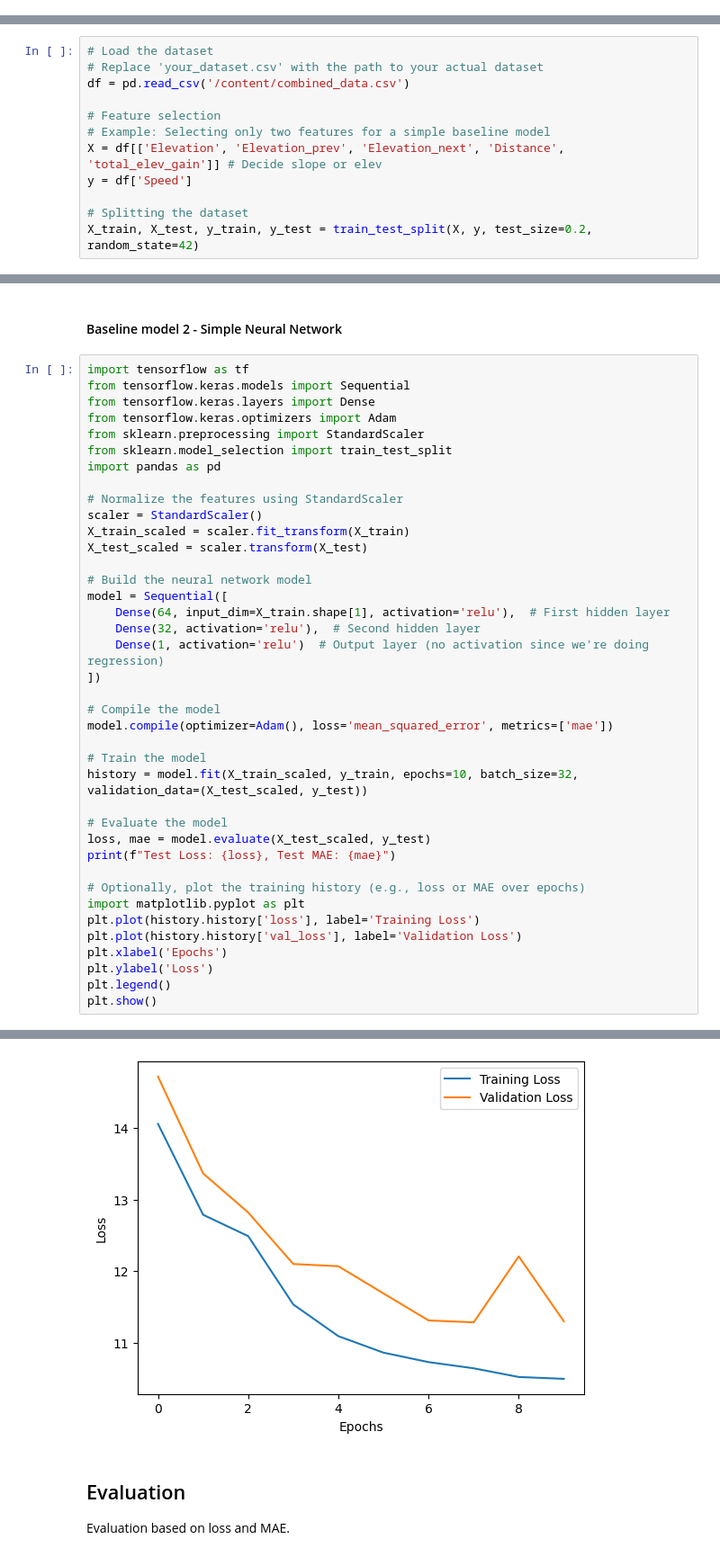
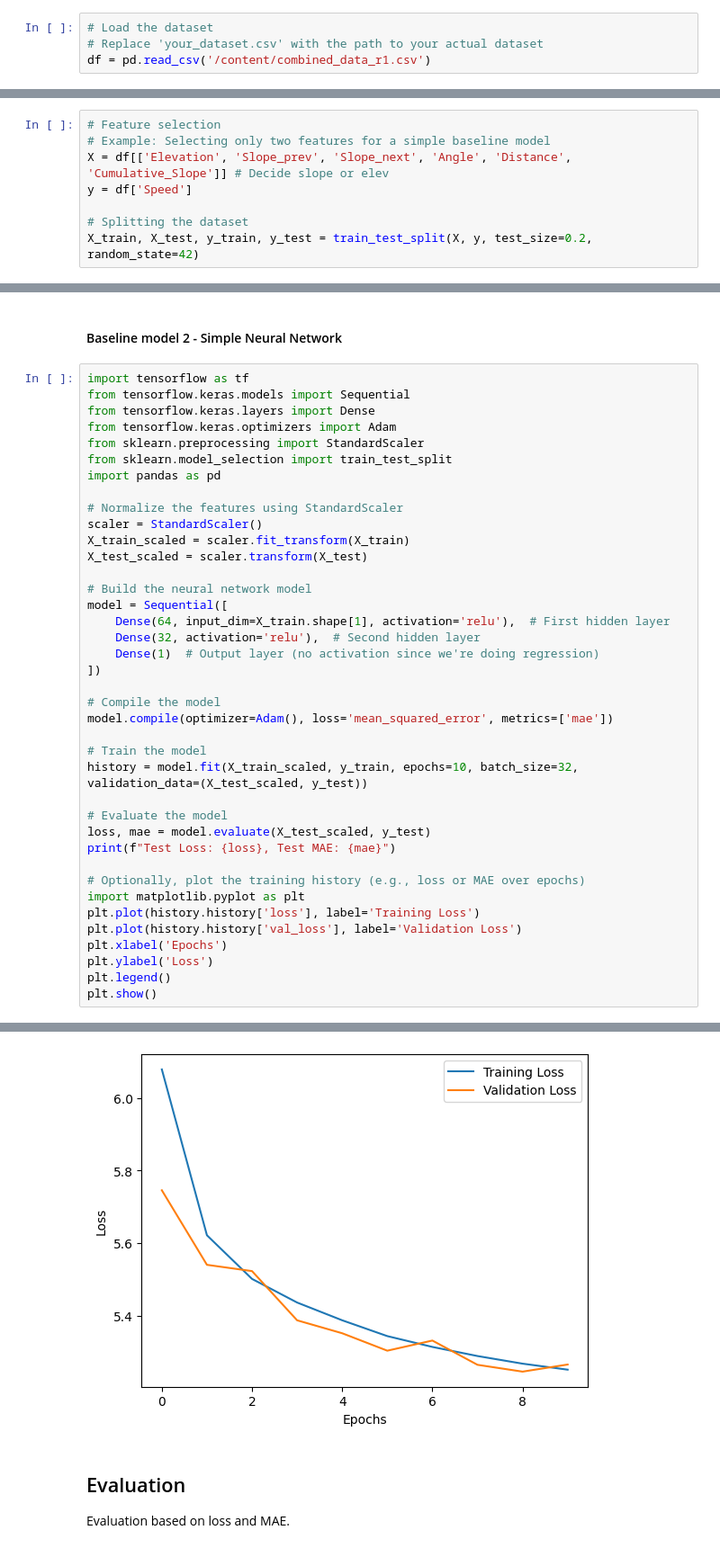
Before and after one commit to maciejlipski/opencampus_travel_time, a Jupyter notebook: 2_BaselineModel/baseline_model_ML.ipynb, the cells around one changed output, grey strips where cells are left out. Shown: that part at 90% size. Saved outputs shown, nothing was run; the diff lists cells and outputs as text.

```diff
--- a/2_BaselineModel/baseline_model_ML.ipynb
+++ b/2_BaselineModel/baseline_model_ML.ipynb
@@ -294,3 +421,7 @@ combined_df.to_csv('/content/combined_data.csv', index=False)
 ## Feature Selection
 
 Selected features describes terrain characteristics and cumulative statistics of current track.
+# %%
+# Load the dataset
+# Replace 'your_dataset.csv' with the path to your actual dataset
+df = pd.read_csv('/content/combined_data_r1.csv')
@@ -297,11 +441,7 @@ Selected features describes terrain characteristics and cumulative statistics of
 # %%
-# Load the dataset
-# Replace 'your_dataset.csv' with the path to your actual dataset
-df = pd.read_csv('/content/combined_data.csv')
-
 # Feature selection
 # Example: Selecting only two features for a simple baseline model
-X = df[['Elevation', 'Elevation_prev', 'Elevation_next', 'Distance', 'total_elev_gain']] # Decide slope or elev
+X = df[['Elevation', 'Slope_prev', 'Slope_next', 'Angle', 'Distance', 'Cumulative_Slope']] # Decide slope or elev
 y = df['Speed']
 
 # Splitting the dataset
@@ -358,7 +498,7 @@ X_test_scaled = scaler.transform(X_test)
 model = Sequential([
     Dense(64, input_dim=X_train.shape[1], activation='relu'),  # First hidden layer
     Dense(32, activation='relu'),  # Second hidden layer
-    Dense(1, activation='relu')  # Output layer (no activation since we're doing regression)
+    Dense(1)  # Output layer (no activation since we're doing regression)
 ])
 
 # Compile the model
@@ -400,4 +540,4 @@ Test Loss: 11.296469688415527, Test MAE: 2.259742498397827
-[figure, old version]
+[figure, new version]
 # %% [markdown]
 ## Evaluation
 
```
Also changed, not shown: parts of 22 cells of this notebook.
